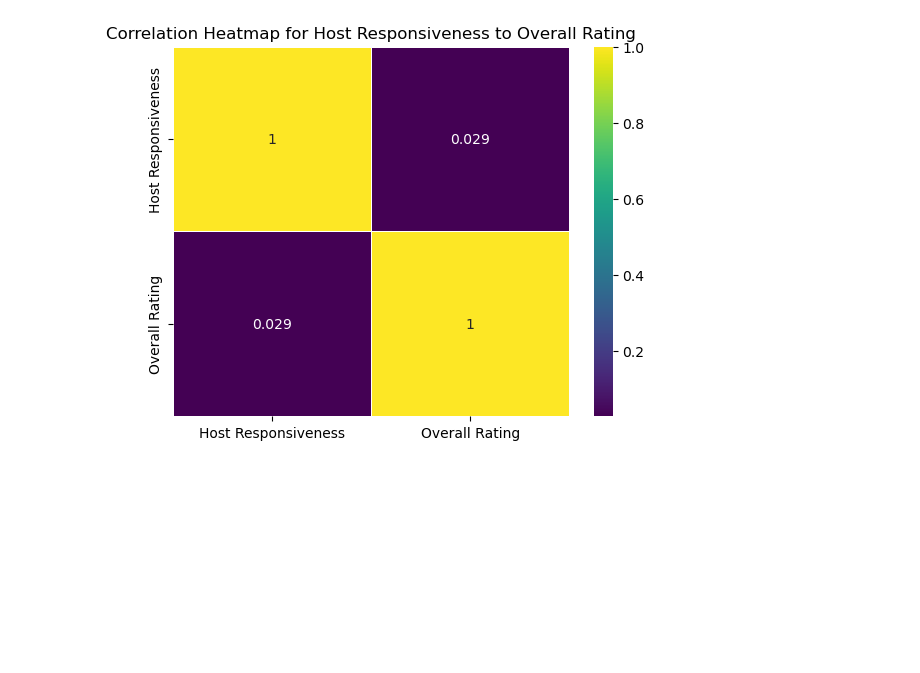
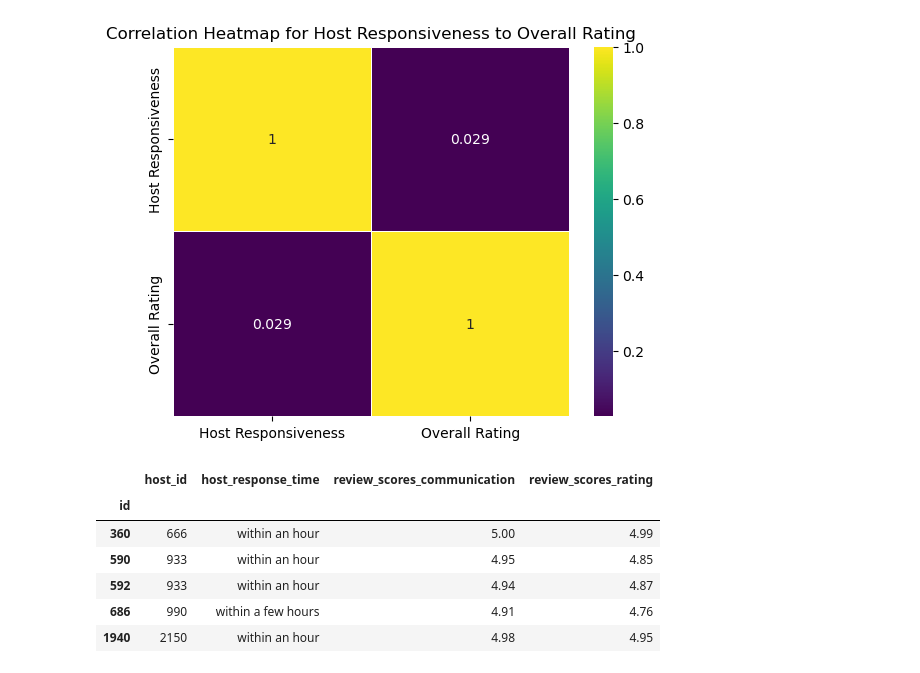
Before and after one commit to bmckimmy/Panda-o-rama, a Jupyter notebook: SB_files/sb_host.ipynb, the cells around one changed output. Saved outputs shown, nothing was run; the diff lists cells and outputs as text; code cells hidden in the pictures; blank space fills up the shorter version.

```diff
--- a/SB_files/sb_host.ipynb
+++ b/SB_files/sb_host.ipynb
@@ -512,3 +512,17 @@ plt.title('Correlation Heatmap for Host Responsiveness to Overall Rating')
 plt.show()
 # %% [output]
 [figure]
+# %%
+#Look at the same responsiveness but to the communication rating.
+
+response_to_rating2= pd.DataFrame(host_info_cleaned_df[["id","host_id", "host_response_time", "review_scores_communication", "review_scores_rating"]])
+response_to_rating2.set_index("id", inplace=True)
+response_to_rating2.head()
+# %% [output]
+|  | host_id | host_response_time | review_scores_communication | review_scores_rating |
+| id |  |  |  |  |
+| 360 | 666 | within an hour | 5.00 | 4.99 |
+| 590 | 933 | within an hour | 4.95 | 4.85 |
+| 592 | 933 | within an hour | 4.94 | 4.87 |
+| 686 | 990 | within a few hours | 4.91 | 4.76 |
+| 1940 | 2150 | within an hour | 4.98 | 4.95 |
```
Also changed, not shown: parts of 5 cells of this notebook.
